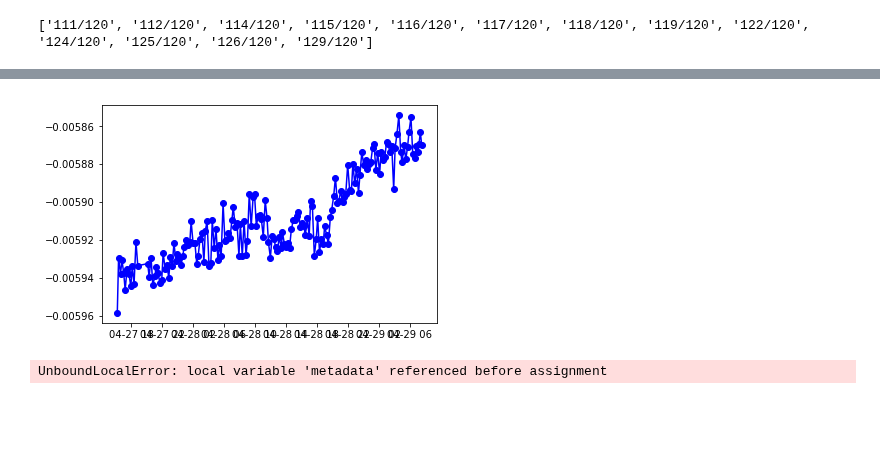
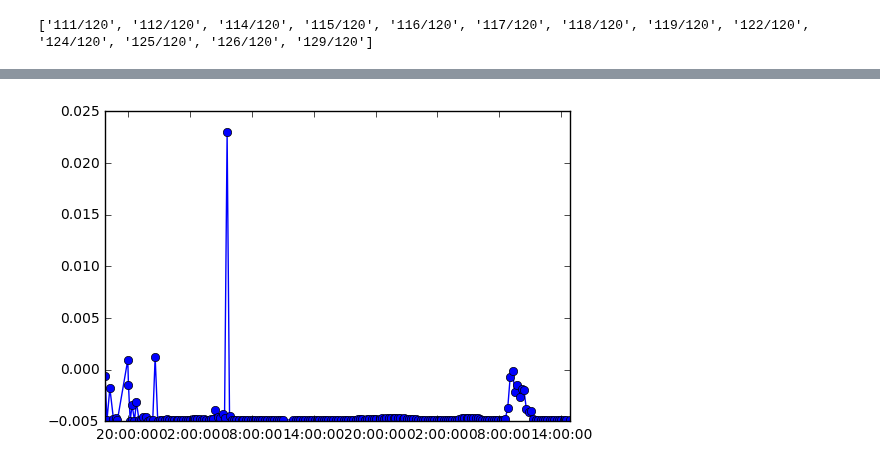
Before and after one commit to Marfster/NU_Plasma, a Jupyter notebook: Nu Plasma Evaluation - extract zeros.ipynb, the cells around one changed output, grey strips where cells are left out. Saved outputs shown, nothing was run; the diff lists cells and outputs as text; code cells hidden in the pictures; blank space fills up the shorter version.

Commit message:
- working with faulty zeros measurements

```diff
--- a/Nu Plasma Evaluation - extract zeros.ipynb
+++ b/Nu Plasma Evaluation - extract zeros.ipynb
@@ -19,7 +19,7 @@ import re
 # %%
 path = "/Volumes/friebelm/PhD/NU Plasma/Measurements/2015-03-25/"
 path_sav = "/Volumes/friebelm/PhD/NU Plasma/Measurements/compilation/"
-path_all = "/Volumes/friebelm/PhD/NU Plasma/Measurements/2017-04-27/"
+path_all = "/Volumes/friebelm/PhD/NU Plasma/Measurements/2017-05-31/"
 files_start = 4547
 files_end = 4713
 # %%
@@ -188,23 +196,6 @@ df_all_mean
 # %%
-sel_cup = "Ax (Z1)"
+sel_cup = "H2 (Z1)"
 plt.plot(df_all_mean.index, df_all_mean[sel_cup], linestyle='-', marker='o', color='b')
 plt.show()
 # %% [output]
-[figure, old version]
+[figure, new version]
-# %%
-df_peak = pd.DataFrame(columns = ["date", "sample", "peak_center_mass"])
-data_1_corr = pd.DataFrame()
-for sample in blk_ls:
-    df = NU_data_read(path_all, sample, cup_config)
-    datafile = "Results_" + str(sample) + ".txt"
-    sample_name = df.extract_metadata(sample, "Sample Name:")
-    date = df.extract_metadata(sample, "Date and Time:")
-    peak_center = df.extract_metadata(sample, "Axial Mass(es) used:")
-    data_1_corr["date"] = datetime.strptime(date, '%d/%m/%Y%H:%M')
-    data_1_corr["sample"] = sample_name
-    data_1_corr["peak_center_mass"] = peak_center
-    df_peak = pd.concat([df_peak,data_1_corr], axis=0, ignore_index=True)
-
-df_peak
-# %% [output]
-UnboundLocalError: local variable 'metadata' referenced before assignment
```
Also changed, not shown: parts of 5 cells of this notebook.
